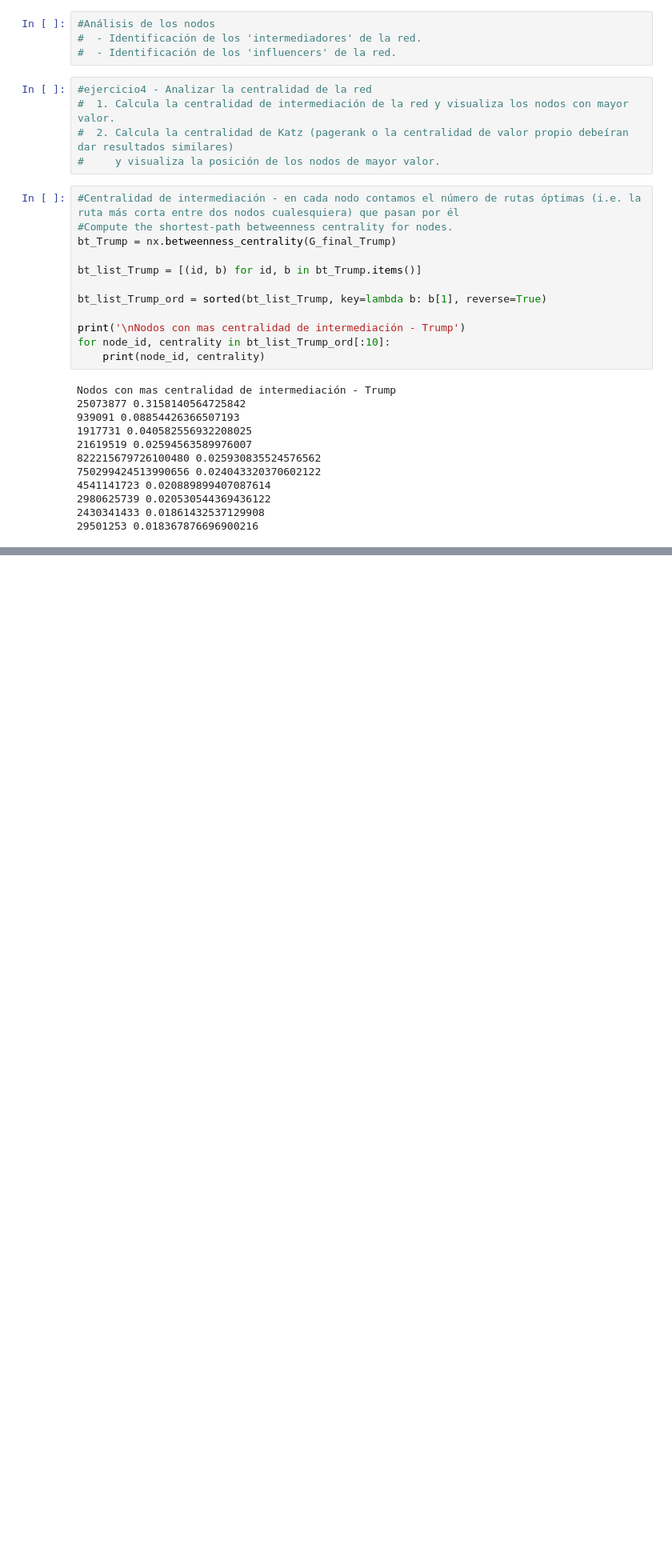
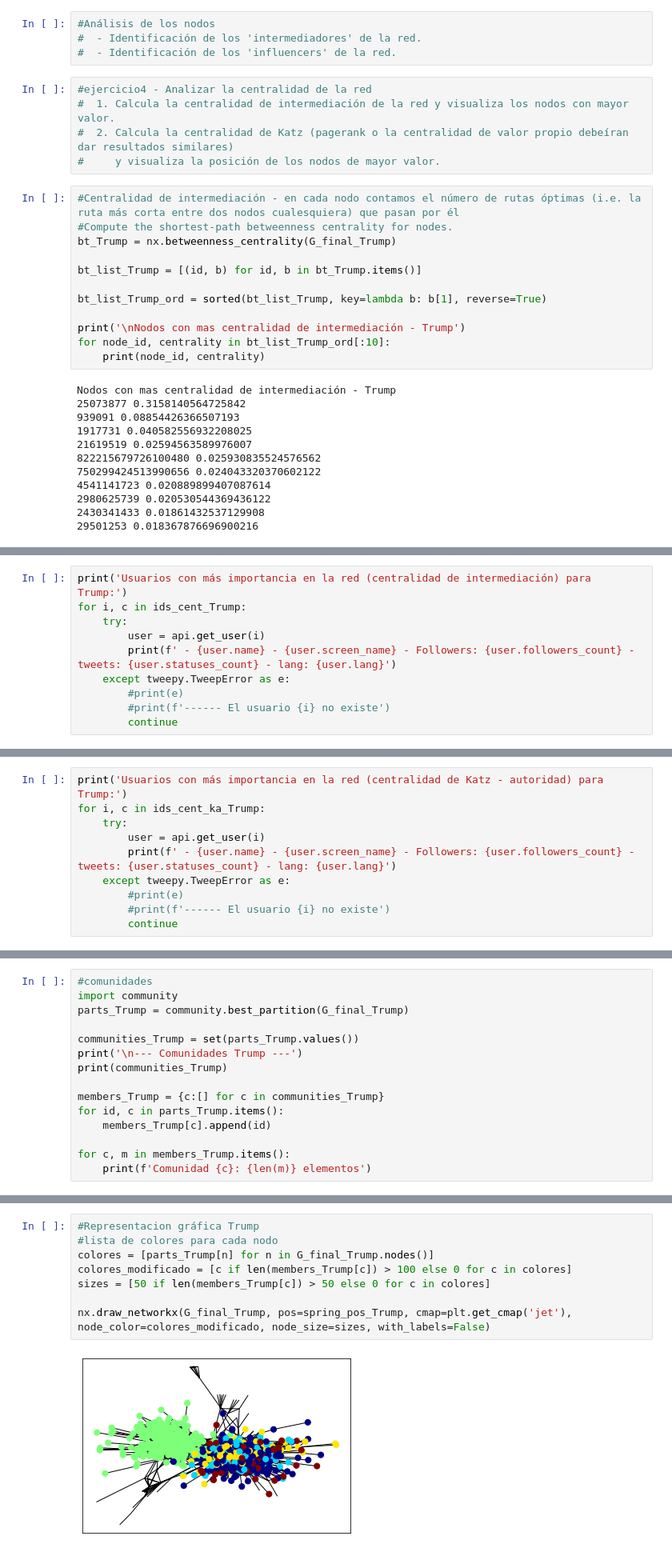
Before and after one commit to jecrespo/Analisis-RRSS-Python, a Jupyter notebook: Proyecto/Proyecto_Trump.ipynb, the cells around one changed output, grey strips where cells are left out. Shown at 80% size. Drawn from its saved outputs; the diff is of its cells as text; blank space fills up the shorter version.

```diff
--- a/Proyecto/Proyecto_Trump.ipynb
+++ b/Proyecto/Proyecto_Trump.ipynb
@@ -181,0 +291,10 @@ Nodos con mas centralidad de intermediación - Trump
+# %%
+print('Usuarios con más importancia en la red (centralidad de intermediación) para Trump:')
+for i, c in ids_cent_Trump:
+    try:
+        user = api.get_user(i)
+        print(f' - {user.name} - {user.screen_name} - Followers: {user.followers_count} - tweets: {user.statuses_count} - lang: {user.lang}')
+    except tweepy.TweepError as e:
+        #print(e)
+        #print(f'------ El usuario {i} no existe')
+        continue
@@ -181,0 +319,10 @@ Nodos con mas centralidad de intermediación - Trump
+# %%
+print('Usuarios con más importancia en la red (centralidad de Katz - autoridad) para Trump:')
+for i, c in ids_cent_ka_Trump:
+    try:
+        user = api.get_user(i)
+        print(f' - {user.name} - {user.screen_name} - Followers: {user.followers_count} - tweets: {user.statuses_count} - lang: {user.lang}')
+    except tweepy.TweepError as e:
+        #print(e)
+        #print(f'------ El usuario {i} no existe')
+        continue
@@ -181,0 +351,15 @@ Nodos con mas centralidad de intermediación - Trump
+# %%
+#comunidades
+import community
+parts_Trump = community.best_partition(G_final_Trump)
+
+communities_Trump = set(parts_Trump.values())
+print('\n--- Comunidades Trump ---')
+print(communities_Trump)
+
+members_Trump = {c:[] for c in communities_Trump}
+for id, c in parts_Trump.items():
+    members_Trump[c].append(id)
+
+for c, m in members_Trump.items():
+    print(f'Comunidad {c}: {len(m)} elementos')
@@ -181,0 +390,10 @@ Nodos con mas centralidad de intermediación - Trump
+# %%
+#Representacion gráfica Trump
+#lista de colores para cada nodo
+colores = [parts_Trump[n] for n in G_final_Trump.nodes()]
+colores_modificado = [c if len(members_Trump[c]) > 100 else 0 for c in colores]
+sizes = [50 if len(members_Trump[c]) > 50 else 0 for c in colores]
+
+nx.draw_networkx(G_final_Trump, pos=spring_pos_Trump, cmap=plt.get_cmap('jet'), node_color=colores_modificado, node_size=sizes, with_labels=False)
+# %% [output]
+[figure, added]
```
Also changed, not shown: parts of 16 cells of this notebook, 6 other files.
